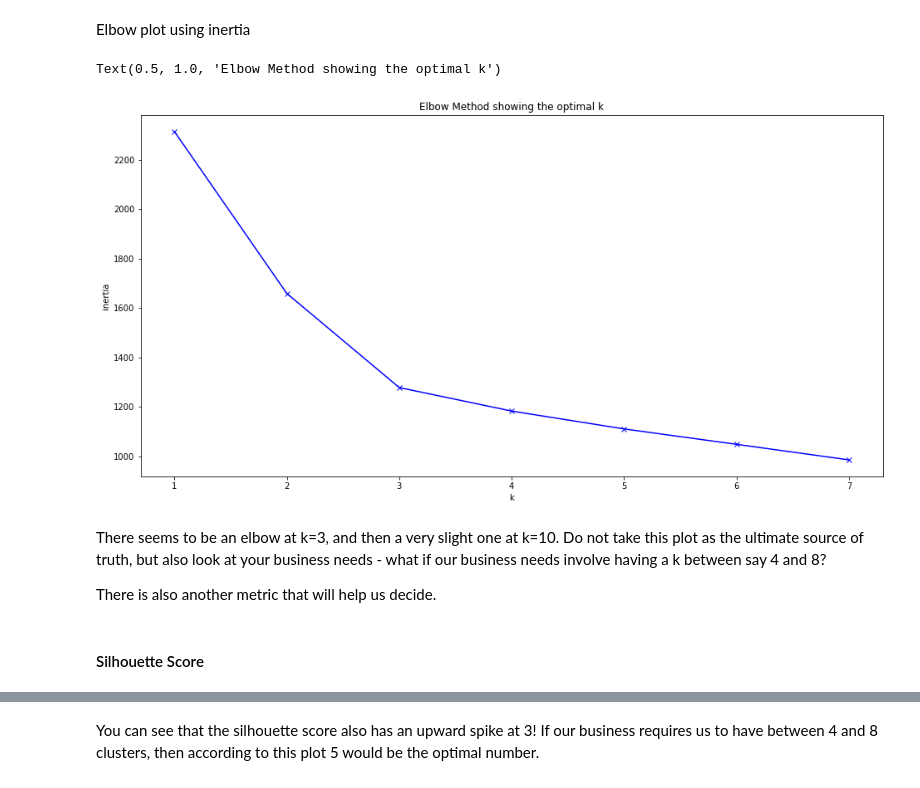
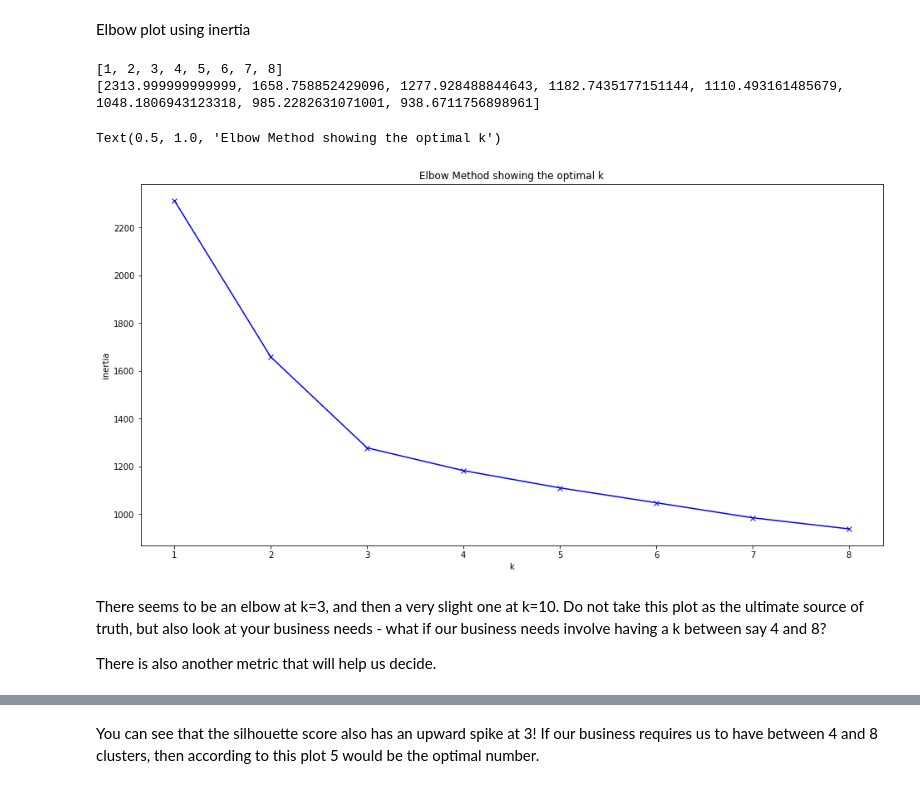
Before and after one commit to vikkieessien/data-pt-ber-08-20, a Jupyter notebook: Labs/module-3_labs/03_unsupervised-learning/unsupervised-learning-class-kmeans.ipynb, the cells around one changed output, grey strips where cells are left out. Drawn from its saved outputs; the diff is of its cells as text; code cells hidden in the pictures.

```diff
--- a/Labs/module-3_labs/03_unsupervised-learning/unsupervised-learning-class-kmeans.ipynb
+++ b/Labs/module-3_labs/03_unsupervised-learning/unsupervised-learning-class-kmeans.ipynb
@@ -173,31 +204,34 @@ kmeans.inertia_
 # %% [markdown]
 Elbow plot using inertia
 # %%
-K = range(1, 8)
+K = range(1, 9)
+print(list(K)) # This will print a list of 1-8
 inertia = []
 
 for k in K:
     kmeans = KMeans(n_clusters=k,
                     random_state=1234)
     kmeans.fit(X_prep)
     inertia.append(kmeans.inertia_)
 
+print(inertia) # This shows the average squared distance from each point to its centroids
+
 import matplotlib.pyplot as plt
 %matplotlib inline
 
 plt.figure(figsize=(16,8))
-plt.plot(K, inertia, 'bx-')
+plt.plot(K, inertia, 'bx-') # plotting K against the number of inertia
 plt.xlabel('k')
 plt.ylabel('inertia')
 plt.xticks(np.arange(min(K), max(K)+1, 1.0))
 plt.title('Elbow Method showing the optimal k')
 # %% [output]
-Text(0.5, 1.0, 'Elbow Method showing the optimal k')
+[1, 2, 3, 4, 5, 6, 7, 8]
+[2313.999999999999, 1658.758852429096, 1277.928488844643, 1182.7435177151144, 1110.493161485679, 1048.1806943123318, 985.2282631071001, 938.6711756898961]
+Text(0.5, 1.0, 'Elbow Method showing the optimal k')
-[figure, old version]
+[figure, new version]
 # %% [markdown]
 There seems to be an elbow at k=3, and then a very slight one at k=10.
 Do not take this plot as the ultimate source of truth, but also look at your business needs - what if our business needs involve having a k between say 4 and 8?
 
 There is also another metric that will help us decide.
-# %% [markdown]
-#### Silhouette Score
```
Also changed, not shown: parts of 11 cells of this notebook, 3 other files.
